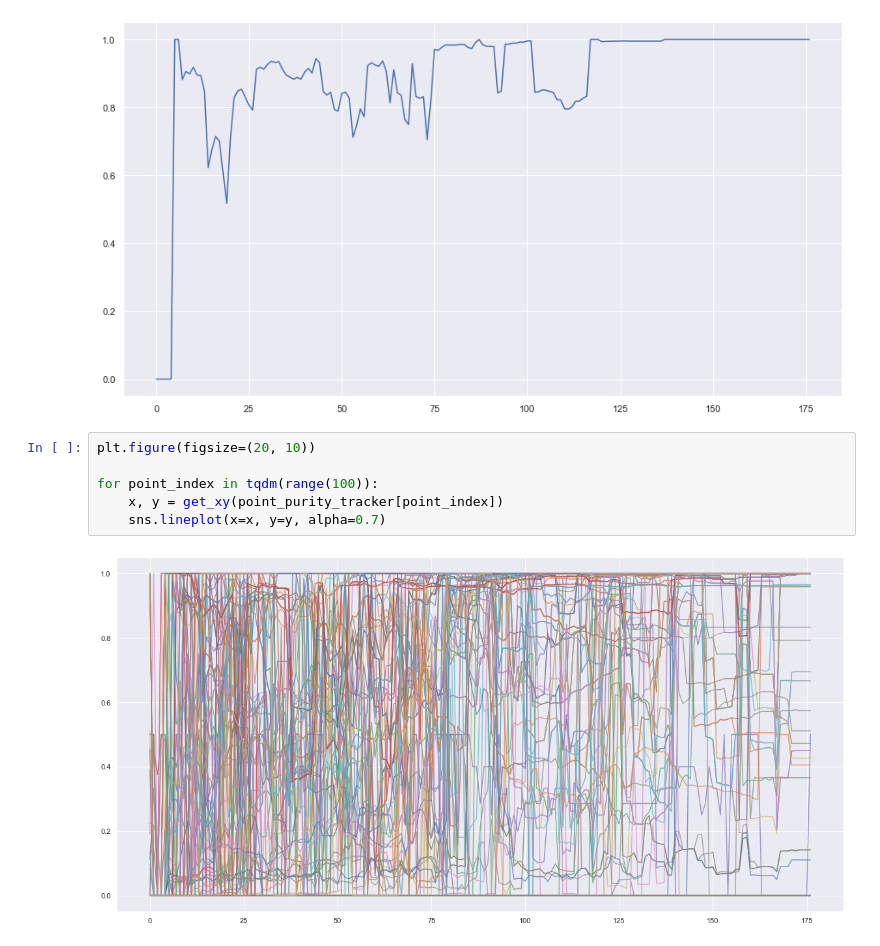
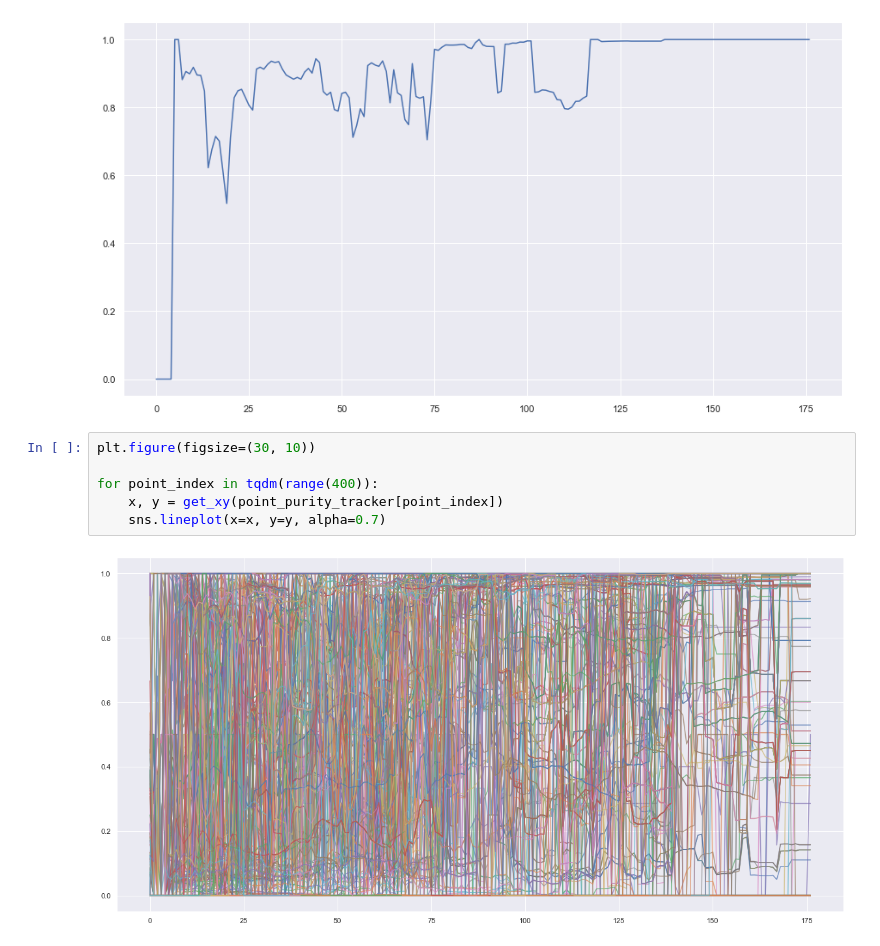
Before and after one commit to tdavislab/TopoBERT, a Jupyter notebook: backend/src/NodePurities.ipynb, the cells around one changed output. Drawn from its saved outputs; the diff is of its cells as text.

```diff
--- a/backend/src/NodePurities.ipynb
+++ b/backend/src/NodePurities.ipynb
@@ -64,10 +64,10 @@ sns.lineplot(x=x, y=y)
 <AxesSubplot:>
 [figure]
 # %%
-plt.figure(figsize=(20, 10))
+plt.figure(figsize=(30, 10))
 
-for point_index in tqdm(range(100)):
+for point_index in tqdm(range(400)):
     x, y = get_xy(point_purity_tracker[point_index])
     sns.lineplot(x=x, y=y, alpha=0.7)
 # %% [output]
-[figure, old version]
+[figure, new version]
```
Also changed, not shown: 14 other files.
